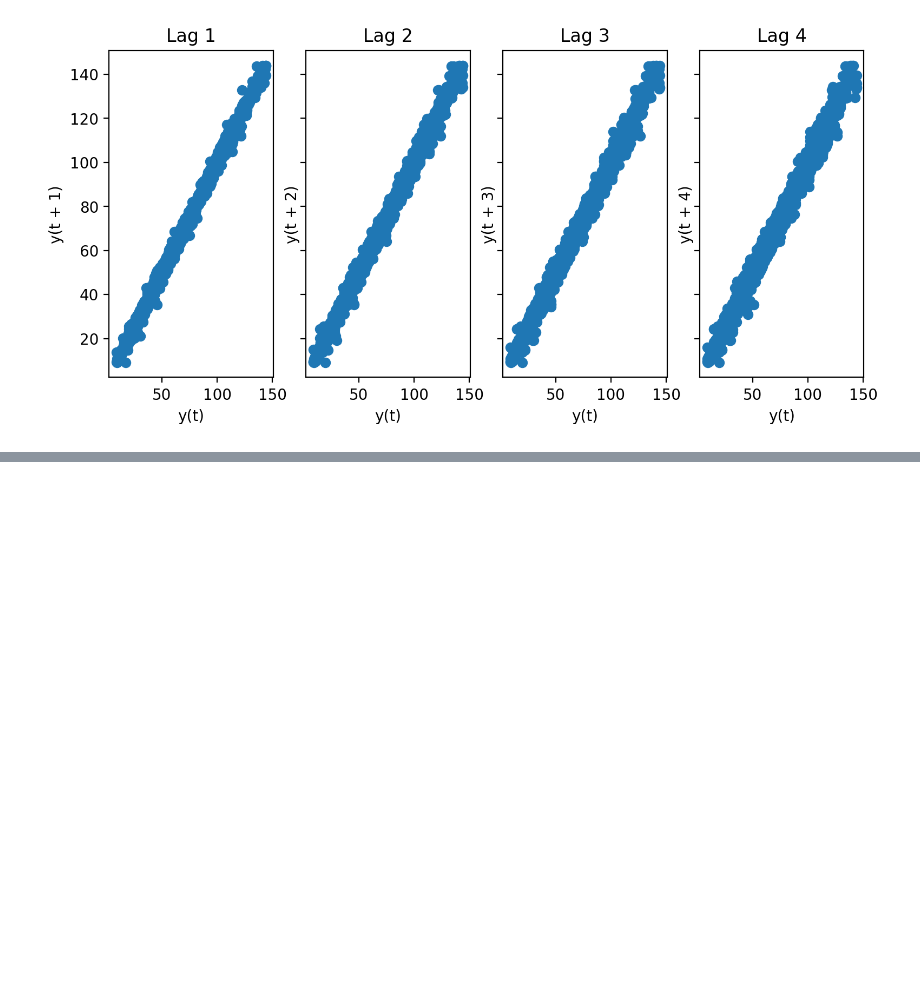
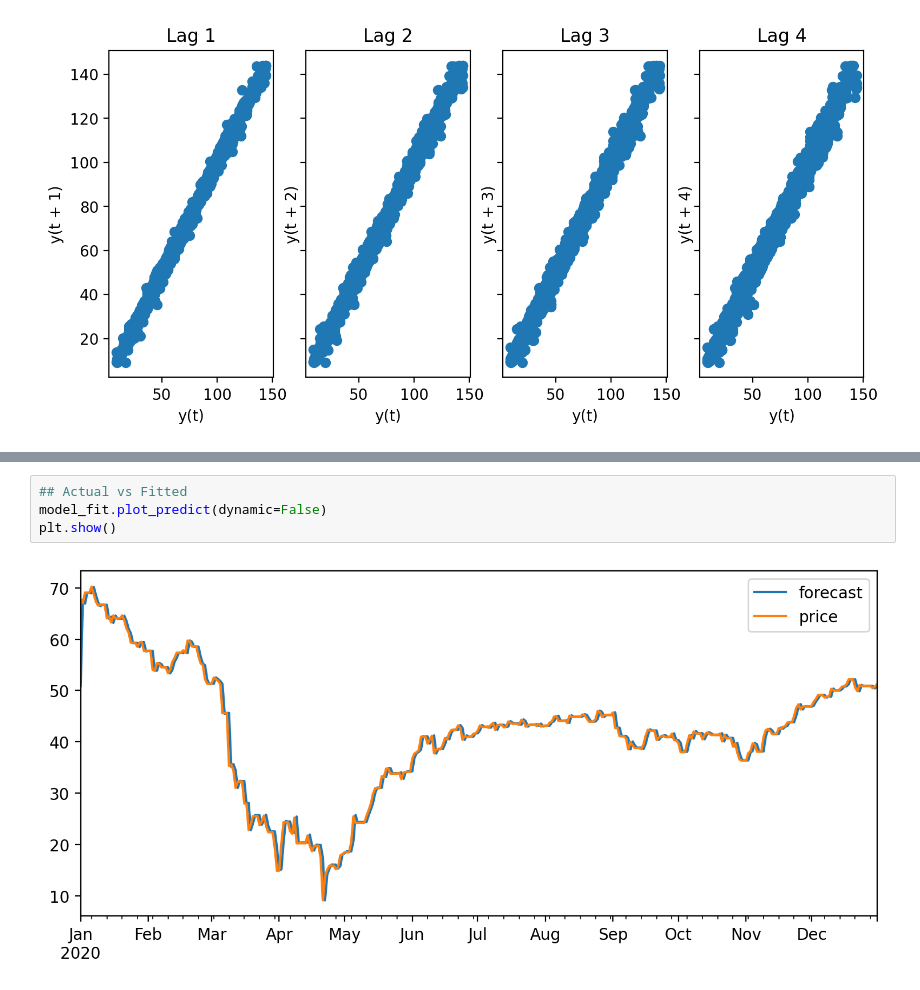
Before and after one commit to marslanahmed/Project2-Predicting-Oil-Prices-using-ARIMA, a Jupyter notebook: project_notebook.ipynb, the cells around one changed output, grey strips where cells are left out. Drawn from its saved outputs; the diff is of its cells as text; blank space fills up the shorter version.

```diff
--- a/project_notebook.ipynb
+++ b/project_notebook.ipynb
@@ -686,0 +739,6 @@ ARIMA2021.describe()
+# %%
+## Actual vs Fitted
+model_fit.plot_predict(dynamic=False)
+plt.show()
+# %% [output]
+[figure, added]
```
Also changed, not shown: parts of 28 cells of this notebook.
